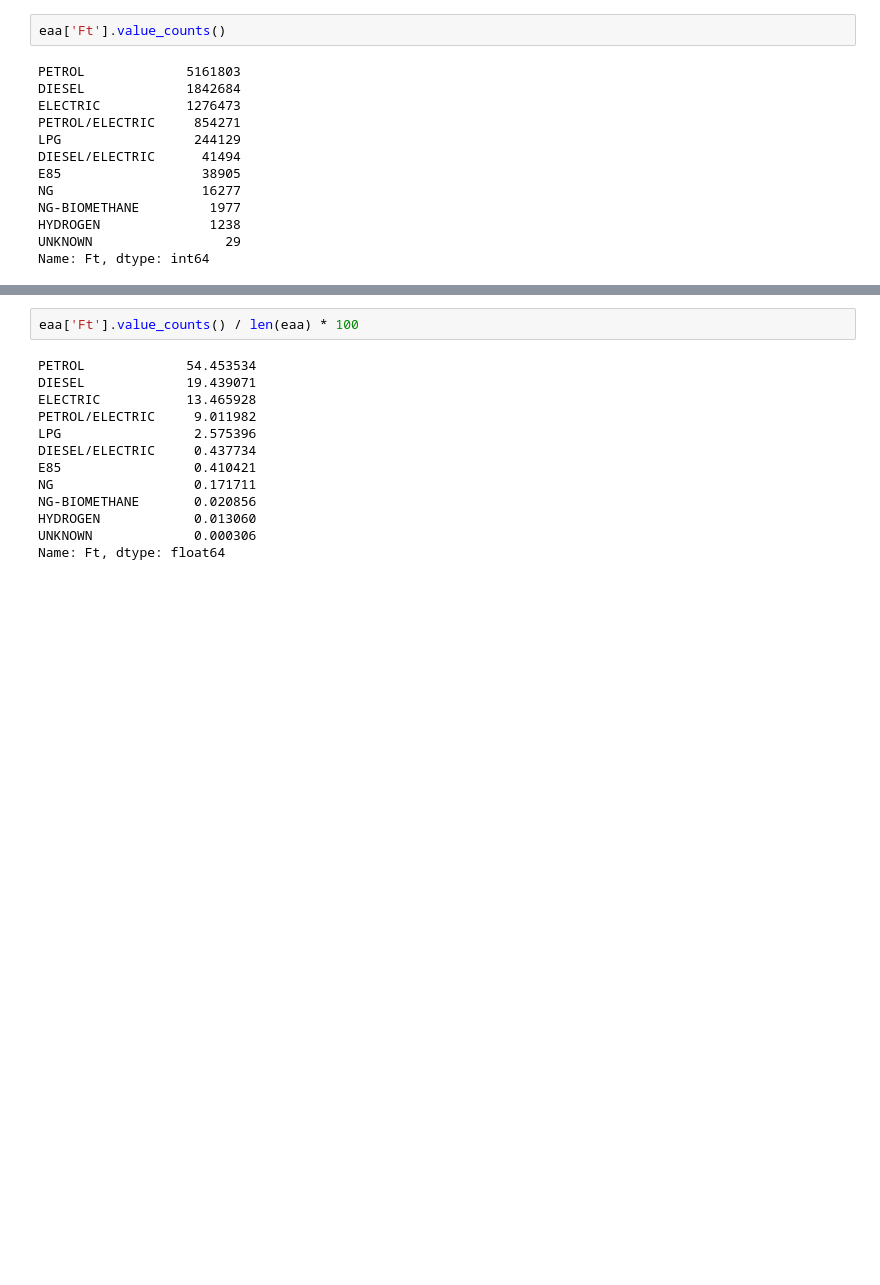
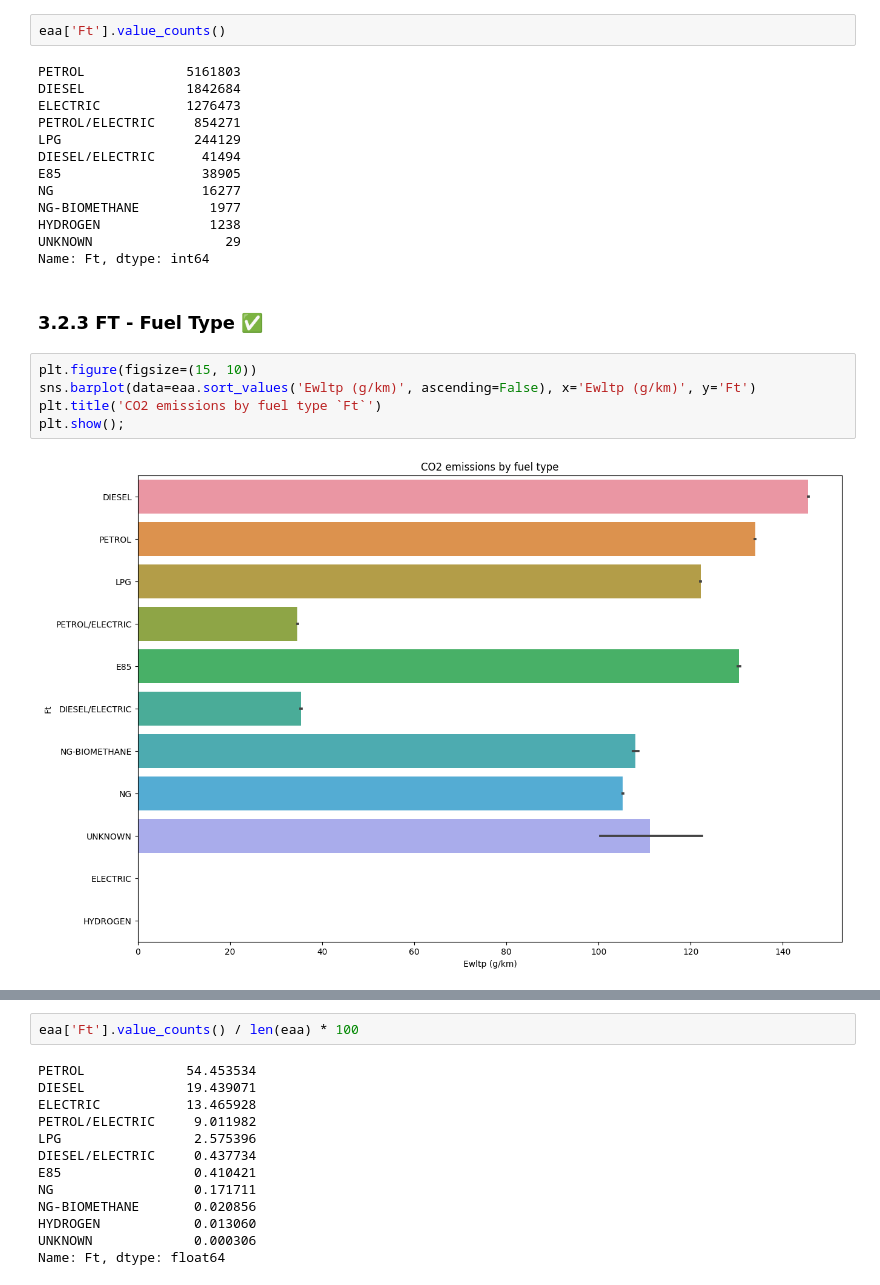
Before and after one commit to Slanz99/Proj_Co2_DS, a Jupyter notebook: CO2_Project_DataScientest.ipynb, the cells around one changed output, grey strips where cells are left out. Drawn from its saved outputs; the diff is of its cells as text; blank space fills up the shorter version.

Commit message:
modified:   CO2_Project_DataScientest.ipynb upload actual C02_Notebook_Colab

```diff
--- a/CO2_Project_DataScientest.ipynb
+++ b/CO2_Project_DataScientest.ipynb
@@ -558,3 +961,12 @@ NG-BIOMETHANE         1977
 HYDROGEN              1238
 UNKNOWN                 29
 Name: Ft, dtype: int64
+# %% [markdown]
+### 3.2.3 FT - Fuel Type ✅
+# %%
+plt.figure(figsize=(15, 10))
+sns.barplot(data=eaa.sort_values('Ewltp (g/km)', ascending=False), x='Ewltp (g/km)', y='Ft')
+plt.title('CO2 emissions by fuel type `Ft`')
+plt.show();
+# %% [output]
+[figure, added]
```
Also changed, not shown: parts of 123 cells of this notebook, 1 other file.
